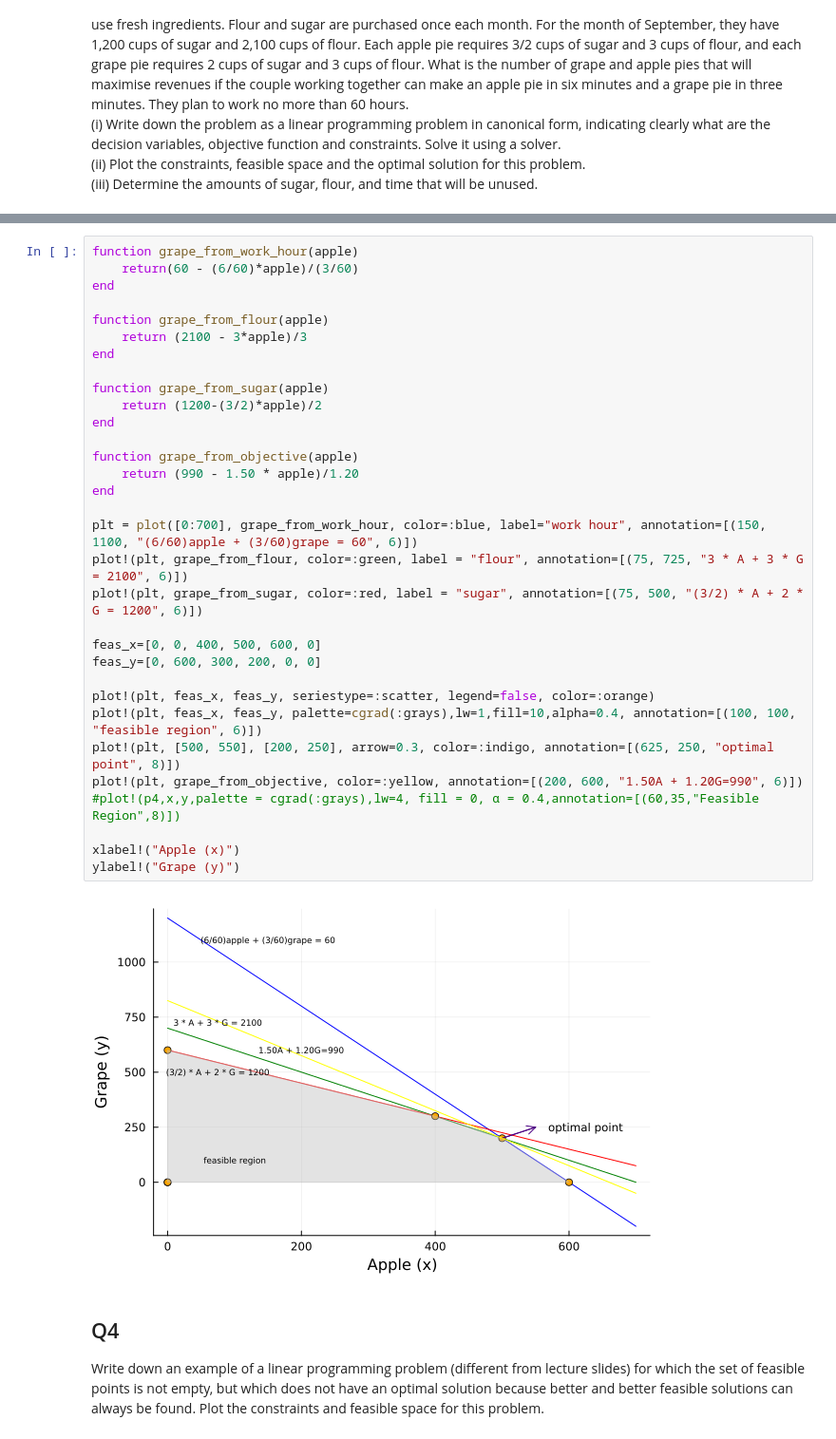
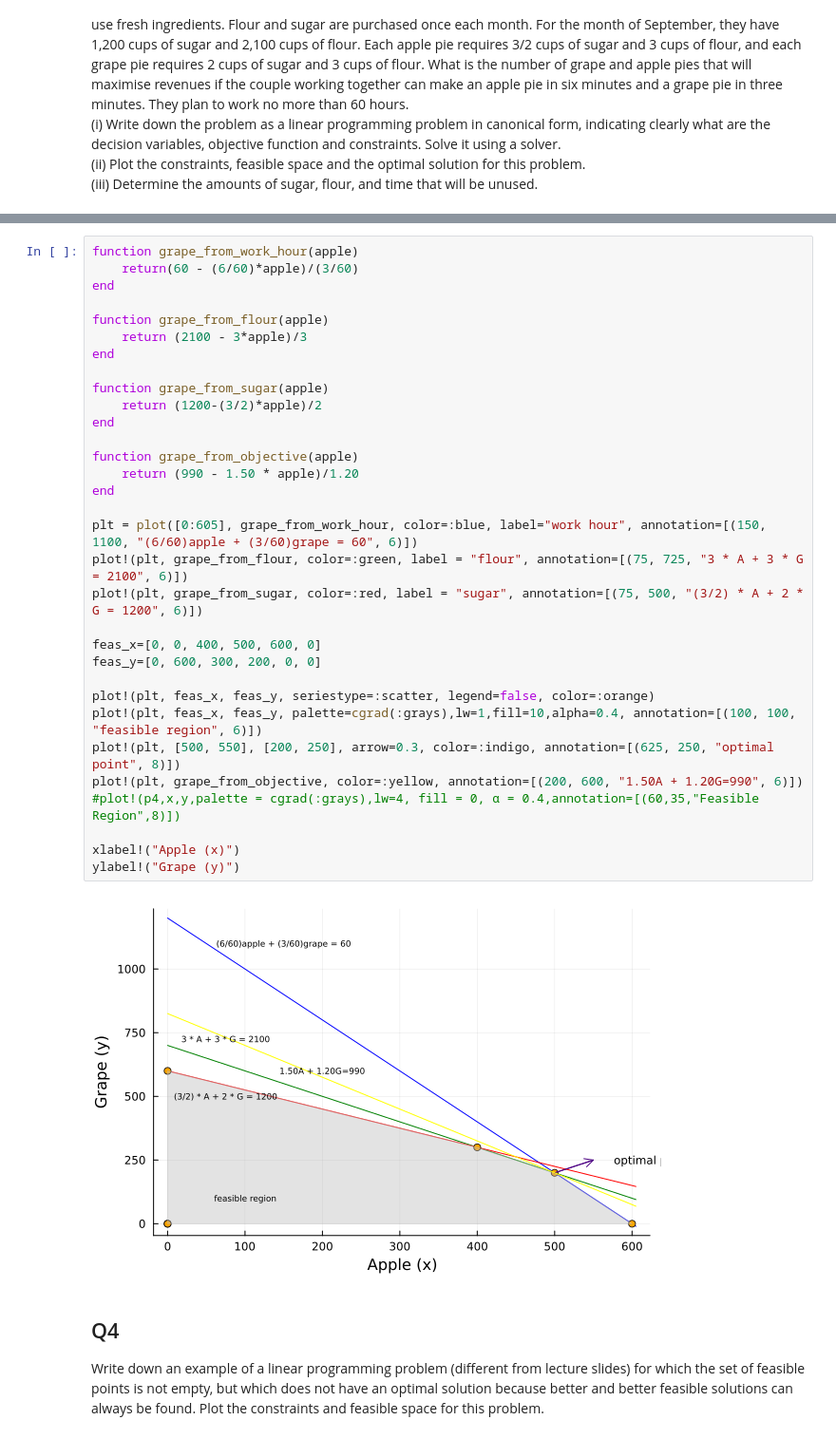
Before and after one commit to nguyenluan3017/HPC, a Jupyter notebook: lab_lp_week3.ipynb, the cells around one changed output, grey strips where cells are left out. Shown at 95% size. Drawn from its saved outputs; the diff is of its cells as text.

```diff
--- a/lab_lp_week3.ipynb
+++ b/lab_lp_week3.ipynb
@@ -139,35 +141,35 @@ function grape_from_work_hour(apple)
     return(60 - (6/60)*apple)/(3/60)
 end
 
 function grape_from_flour(apple)
     return (2100 - 3*apple)/3
 end
 
 function grape_from_sugar(apple)
     return (1200-(3/2)*apple)/2
 end
 
 function grape_from_objective(apple)
     return (990 - 1.50 * apple)/1.20
 end
 
-plt = plot([0:700], grape_from_work_hour, color=:blue, label="work hour", annotation=[(150, 1100, "(6/60)apple + (3/60)grape = 60", 6)])
+plt = plot([0:605], grape_from_work_hour, color=:blue, label="work hour", annotation=[(150, 1100, "(6/60)apple + (3/60)grape = 60", 6)])
 plot!(plt, grape_from_flour, color=:green, label = "flour", annotation=[(75, 725, "3 * A + 3 * G = 2100", 6)])
 plot!(plt, grape_from_sugar, color=:red, label = "sugar", annotation=[(75, 500, "(3/2) * A + 2 * G = 1200", 6)])
 
 feas_x=[0, 0, 400, 500, 600, 0]
 feas_y=[0, 600, 300, 200, 0, 0]
 
 plot!(plt, feas_x, feas_y, seriestype=:scatter, legend=false, color=:orange)
 plot!(plt, feas_x, feas_y, palette=cgrad(:grays),lw=1,fill=10,alpha=0.4, annotation=[(100, 100, "feasible region", 6)])
 plot!(plt, [500, 550], [200, 250], arrow=0.3, color=:indigo, annotation=[(625, 250, "optimal point", 8)])
 plot!(plt, grape_from_objective, color=:yellow, annotation=[(200, 600, "1.50A + 1.20G=990", 6)])
 #plot!(p4,x,y,palette = cgrad(:grays),lw=4, fill = 0, α = 0.4,annotation=[(60,35,"Feasible Region",8)])
 
 xlabel!("Apple (x)")
 ylabel!("Grape (y)")
 # %% [output]
-[figure, old version]
+[figure, new version]
 # %% [markdown]
 ## Q4
 Write down an example of a linear programming problem (different from lecture slides) for which the set of feasible points is not empty, but which does not have an optimal solution because better and better feasible solutions can always be found. Plot the constraints and feasible space for this problem.
```
Also changed, not shown: parts of 4 cells of this notebook.
